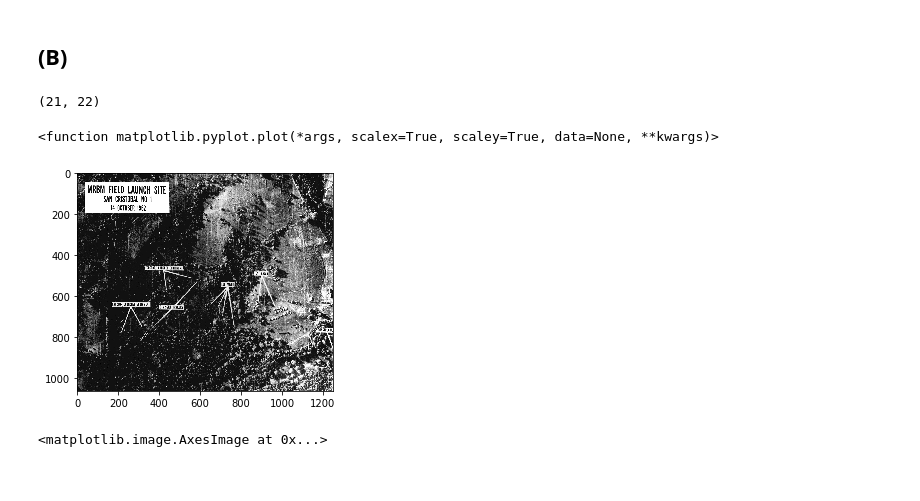
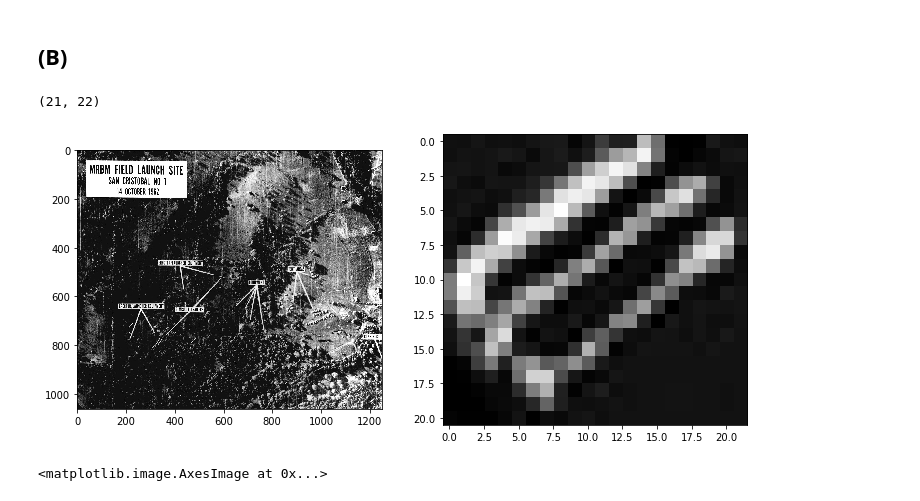
Before and after one commit to frags51/C-codes, a Jupyter notebook: assignment/deep-l/DeepL Assignment 1.ipynb, the cells around one changed output. Cells and saved outputs as stored; diff of their text form; code cells hidden in the pictures.

```diff
--- a/assignment/deep-l/DeepL Assignment 1.ipynb
+++ b/assignment/deep-l/DeepL Assignment 1.ipynb
@@ -108,19 +91,22 @@ Bottom right has black pixels, because this correlation function writes values o
 # %%
 import matplotlib.pyplot as plt
 q1_b_in = plt.imread('u2cuba.jpg')
 q1_b_t = plt.imread('trailer.png')
 
 def rgb2gray(rgb):
     return np.dot(rgb[...,:3], [0.2989, 0.5870, 0.1140])
 
 print(rgb2gray(q1_b_t).shape)
 
 q1_b_in = rgb2gray(q1_b_in)
 q1_b_t = rgb2gray(q1_b_t)
 
+f = plt.figure(figsize=(12,12))
+f.add_subplot(1,2,1)
 plt.imshow(q1_b_in, cmap='gray')
-plt.plot
+f.add_subplot(1,2,2)
+plt.imshow(q1_b_t, cmap='gray')
+plt.show()
 # %% [output]
 (21, 22)
-<function matplotlib.pyplot.plot(*args, scalex=True, scaley=True, data=None, **kwargs)>
-[figure, old version]
+[figure, new version]
```
Also changed, not shown: parts of 6 cells of this notebook.
